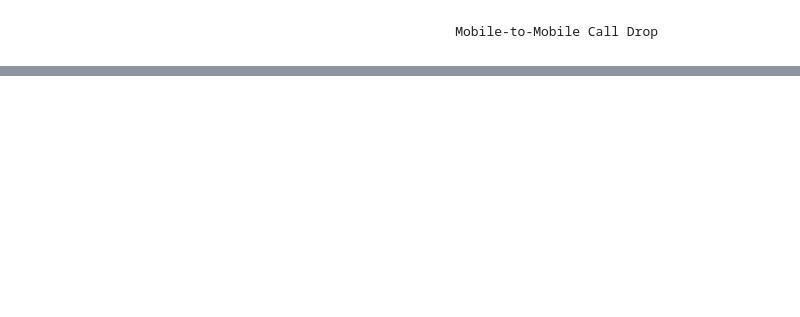
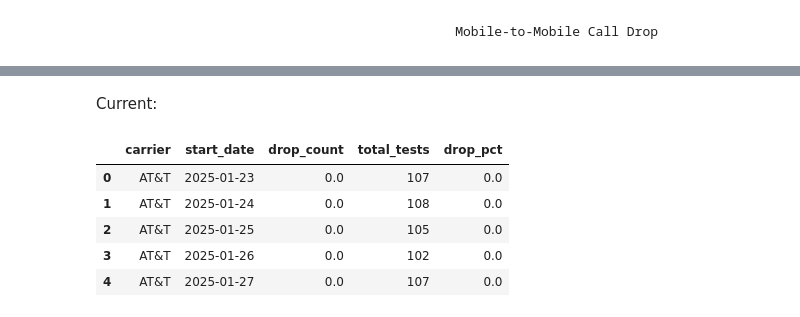
Before and after one commit to ookla-jennymassari/dq_reporting_test.py, a Jupyter notebook: dq_reporting_notebook.ipynb, the cells around one changed output, grey strips where cells are left out. Saved outputs shown, nothing was run; the diff lists cells and outputs as text; code cells hidden in the pictures; blank space fills up the shorter version.

```diff
--- a/dq_reporting_notebook.ipynb
+++ b/dq_reporting_notebook.ipynb
@@ -959,0 +1043,31 @@ See the caveats in the documentation: https://pandas.pydata.org/pandas-docs/stab
+# %% [markdown]
+Current:
+# %%
+drop_1 = (
+    call_data_curr[filtered_call_drop_curr]
+    .groupby(['carrier', 'start_date'], dropna=False)
+    .size()
+    .reset_index(name='drop_count')
+)
+
+drop_2 = (
+    call_data_curr[filtered_call_not_block_curr & filtered_call_not_incomplete_curr]
+    .groupby(['carrier', 'start_date'], dropna=False)
+    .size()
+    .reset_index(name='total_tests')
+)
+
+drop_curr = pd.merge(drop_1, drop_2, on=['carrier', 'start_date'], how='right').fillna(0)
+
+drop_curr['drop_pct'] = round((drop_curr['drop_count'] / drop_curr['total_tests']) * 100, 2)
+
+drop_curr = drop_curr[['carrier', 'start_date', 'drop_count', 'total_tests', 'drop_pct']]
+
+drop_curr.head()
+# %% [output]
+|  | carrier | start_date | drop_count | total_tests | drop_pct |
+| 0 | AT&T | 2025-01-23 | 0.0 | 107 | 0.0 |
+| 1 | AT&T | 2025-01-24 | 0.0 | 108 | 0.0 |
+| 2 | AT&T | 2025-01-25 | 0.0 | 105 | 0.0 |
+| 3 | AT&T | 2025-01-26 | 0.0 | 102 | 0.0 |
+| 4 | AT&T | 2025-01-27 | 0.0 | 107 | 0.0 |
```
Also changed, not shown: parts of 12 cells of this notebook.
